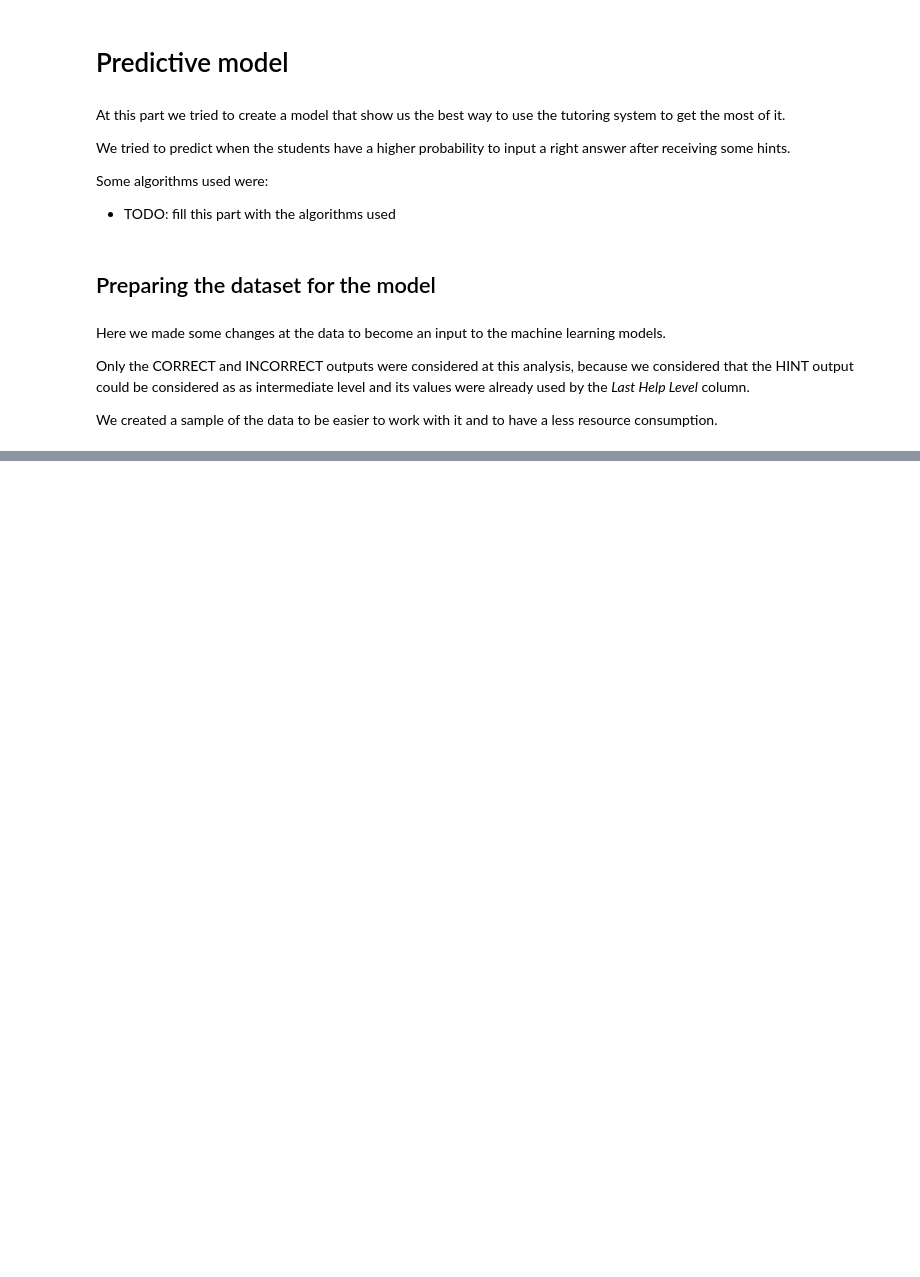
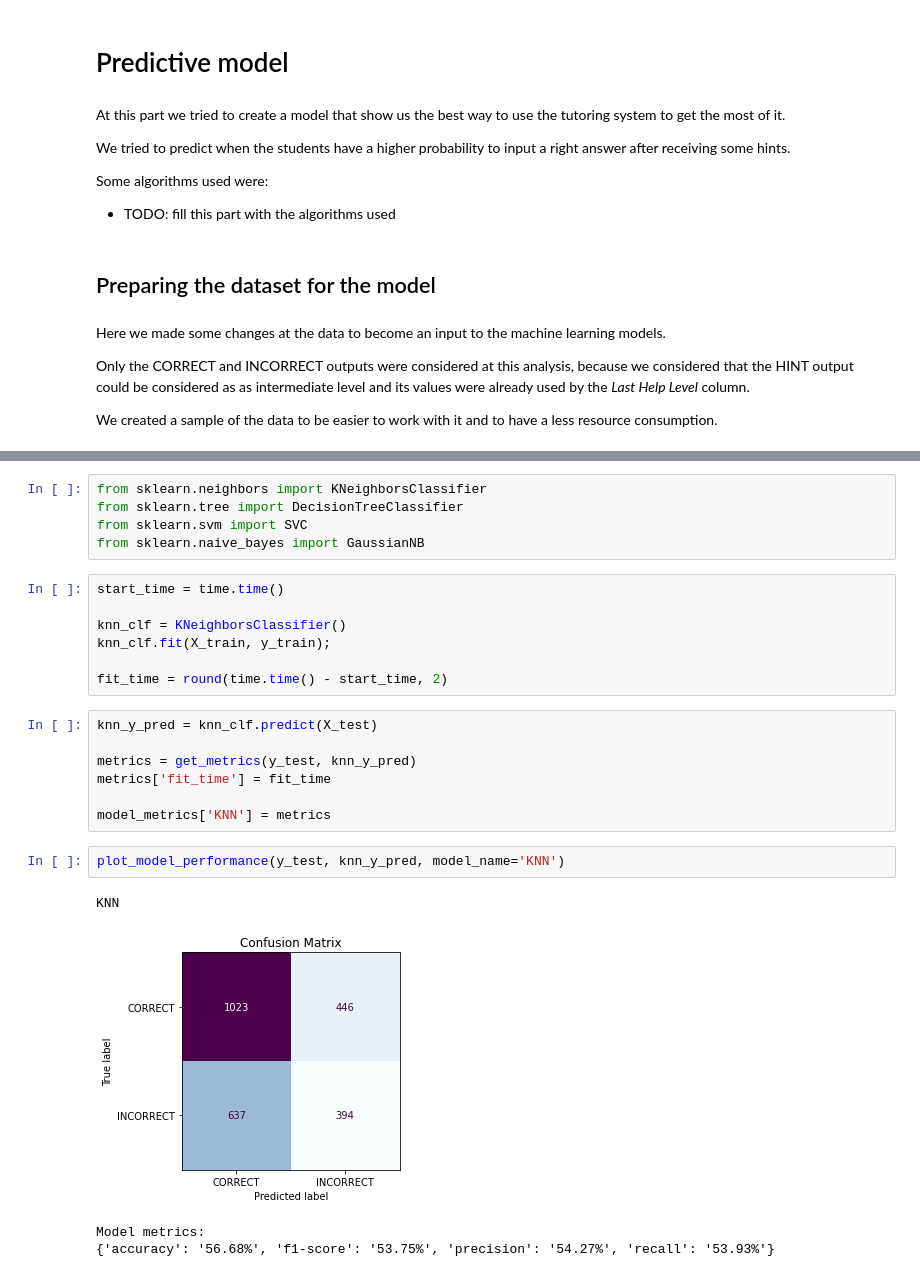
Before and after one commit to boa50/intelligent-tutoring-analysis, a Jupyter notebook: Analysis.ipynb, the cells around one changed output, grey strips where cells are left out. Saved outputs shown, nothing was run; the diff lists cells and outputs as text; blank space fills up the shorter version.

```diff
--- a/Analysis.ipynb
+++ b/Analysis.ipynb
@@ -494,0 +695,26 @@ Name: Outcome, dtype: int64
+# %%
+from sklearn.neighbors import KNeighborsClassifier
+from sklearn.tree import DecisionTreeClassifier
+from sklearn.svm import SVC
+from sklearn.naive_bayes import GaussianNB
+# %%
+start_time = time.time()
+
+knn_clf = KNeighborsClassifier()
+knn_clf.fit(X_train, y_train);
+
+fit_time = round(time.time() - start_time, 2)
+# %%
+knn_y_pred = knn_clf.predict(X_test)
+
+metrics = get_metrics(y_test, knn_y_pred)
+metrics['fit_time'] = fit_time
+
+model_metrics['KNN'] = metrics
+# %%
+plot_model_performance(y_test, knn_y_pred, model_name='KNN')
+# %% [output]
+KNN
+[figure, added]
+Model metrics:
+{'accuracy': '56.68%', 'f1-score': '53.75%', 'precision': '54.27%', 'recall': '53.93%'}
```
Also changed, not shown: parts of 47 cells of this notebook, 1 other file.
